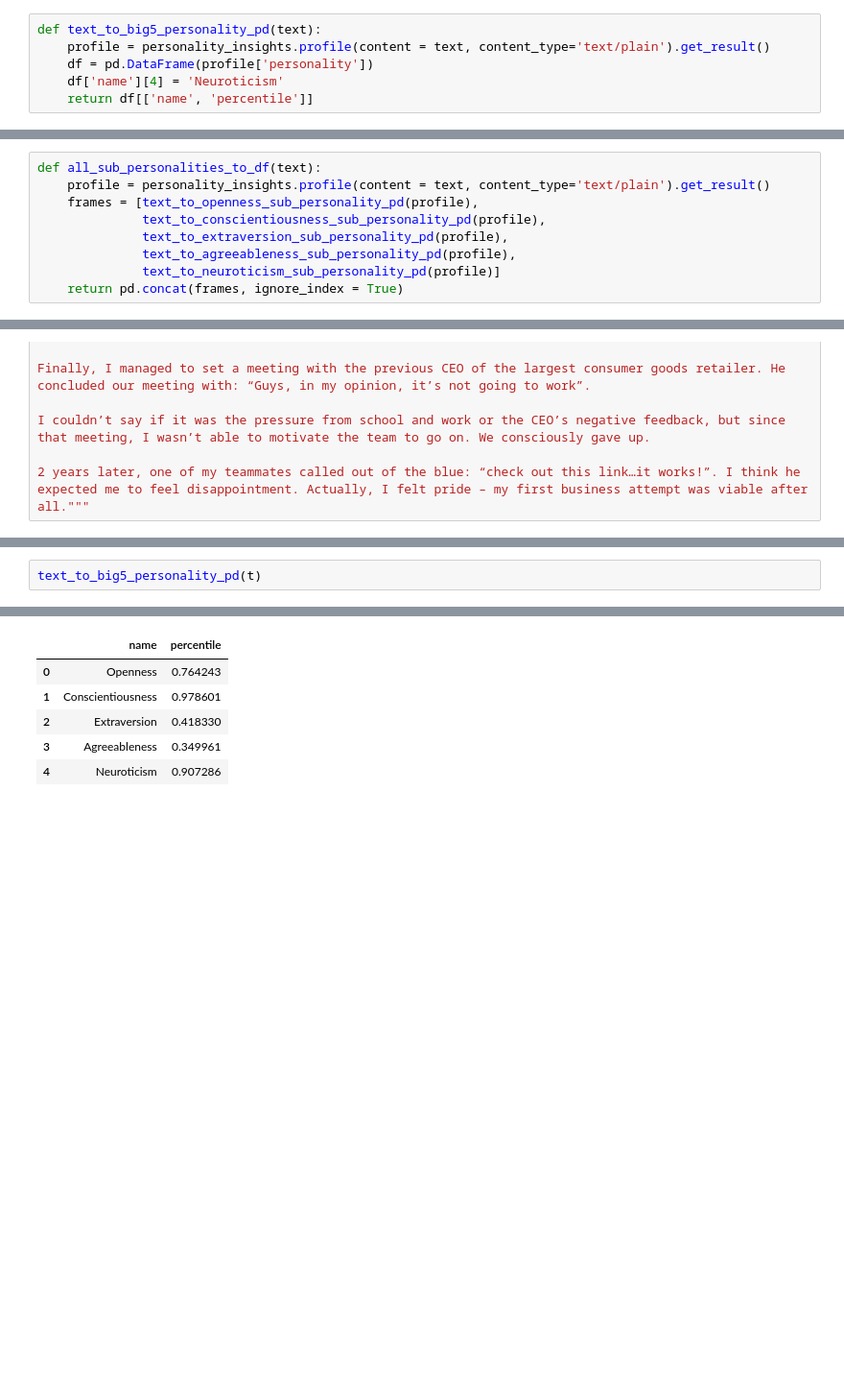
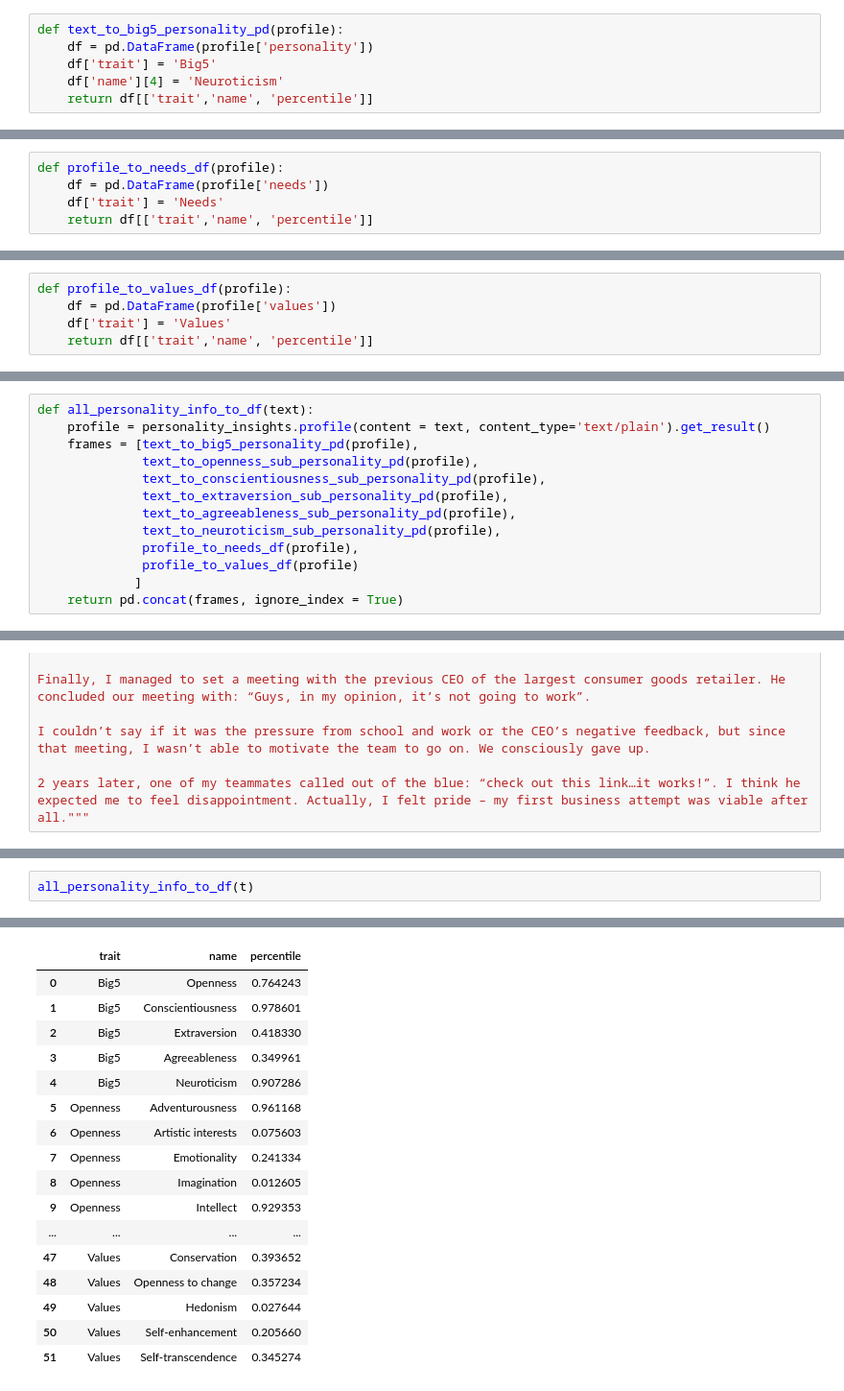
Before and after one commit to Beige-Coffee/48to1, a Jupyter notebook: IMB_Watson_Personality_Insights.ipynb, the cells around one changed output, grey strips where cells are left out. Shown: that part at 96% size. Drawn from its saved outputs; the diff is of its cells as text; blank space fills up the shorter version.

```diff
--- a/IMB_Watson_Personality_Insights.ipynb
+++ b/IMB_Watson_Personality_Insights.ipynb
@@ -74,11 +74,11 @@ dict_keys(['word_count', 'word_count_message', 'processed_language', 'personalit
 # %% [markdown]
 # Function to Distill the Big5 Personality Traits into DF
 # %%
-def text_to_big5_personality_pd(text):
-    profile = personality_insights.profile(content = text, content_type='text/plain').get_result()
+def text_to_big5_personality_pd(profile):
     df = pd.DataFrame(profile['personality'])
+    df['trait'] = 'Big5'
     df['name'][4] = 'Neuroticism'
-    return df[['name', 'percentile']]
+    return df[['trait','name', 'percentile']]
 # %% [markdown]
 #### example
 # %%
@@ -182,0 +189,5 @@ text_to_neuroticism_sub_personality_pd(profile)
+# %%
+def profile_to_needs_df(profile):
+    df = pd.DataFrame(profile['needs'])
+    df['trait'] = 'Needs'
+    return df[['trait','name', 'percentile']]
@@ -183,13 +196,22 @@ text_to_neuroticism_sub_personality_pd(profile)
+# %%
+def profile_to_values_df(profile):
+    df = pd.DataFrame(profile['values'])
+    df['trait'] = 'Values'
+    return df[['trait','name', 'percentile']]
 # %% [markdown]
 # Function to Concatenate all Sub-Personality Traits Into One DF
 # %%
-def all_sub_personalities_to_df(text):
+def all_personality_info_to_df(text):
     profile = personality_insights.profile(content = text, content_type='text/plain').get_result()
-    frames = [text_to_openness_sub_personality_pd(profile),
+    frames = [text_to_big5_personality_pd(profile),
+              text_to_openness_sub_personality_pd(profile),
               text_to_conscientiousness_sub_personality_pd(profile),
               text_to_extraversion_sub_personality_pd(profile),
               text_to_agreeableness_sub_personality_pd(profile),
-              text_to_neuroticism_sub_personality_pd(profile)]
+              text_to_neuroticism_sub_personality_pd(profile),
+              profile_to_needs_df(profile),
+              profile_to_values_df(profile)
+             ]
     return pd.concat(frames, ignore_index = True)
 # %% [markdown]
 # Sample Pipeline: MBA student's "failure" essay
@@ -214,3 +236,3 @@ I couldn’t say if it was the pressure from school and work or the CEO’s nega
 # %%
-text_to_big5_personality_pd(t)
+all_personality_info_to_df(t)
 # %% [output]
@@ -217,6 +243,17 @@ text_to_big5_personality_pd(t)
-|  | name | percentile |
-| 0 | Openness | 0.764243 |
-| 1 | Conscientiousness | 0.978601 |
-| 2 | Extraversion | 0.418330 |
-| 3 | Agreeableness | 0.349961 |
-| 4 | Neuroticism | 0.907286 |
+|  | trait | name | percentile |
+| 0 | Big5 | Openness | 0.764243 |
+| 1 | Big5 | Conscientiousness | 0.978601 |
+| 2 | Big5 | Extraversion | 0.418330 |
+| 3 | Big5 | Agreeableness | 0.349961 |
+| 4 | Big5 | Neuroticism | 0.907286 |
+| 5 | Openness | Adventurousness | 0.961168 |
+| 6 | Openness | Artistic interests | 0.075603 |
+| 7 | Openness | Emotionality | 0.241334 |
+| 8 | Openness | Imagination | 0.012605 |
+| 9 | Openness | Intellect | 0.929353 |
+| ... | ... | ... | ... |
+| 47 | Values | Conservation | 0.393652 |
+| 48 | Values | Openness to change | 0.357234 |
+| 49 | Values | Hedonism | 0.027644 |
+| 50 | Values | Self-enhancement | 0.205660 |
+| 51 | Values | Self-transcendence | 0.345274 |
```
Also changed, not shown: parts of 8 cells of this notebook.
